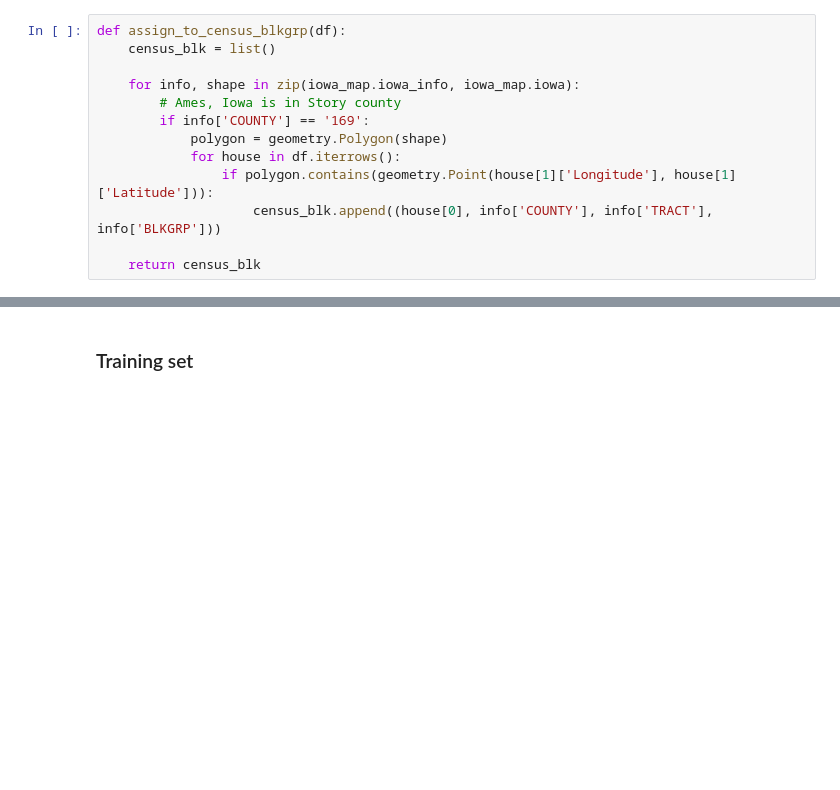
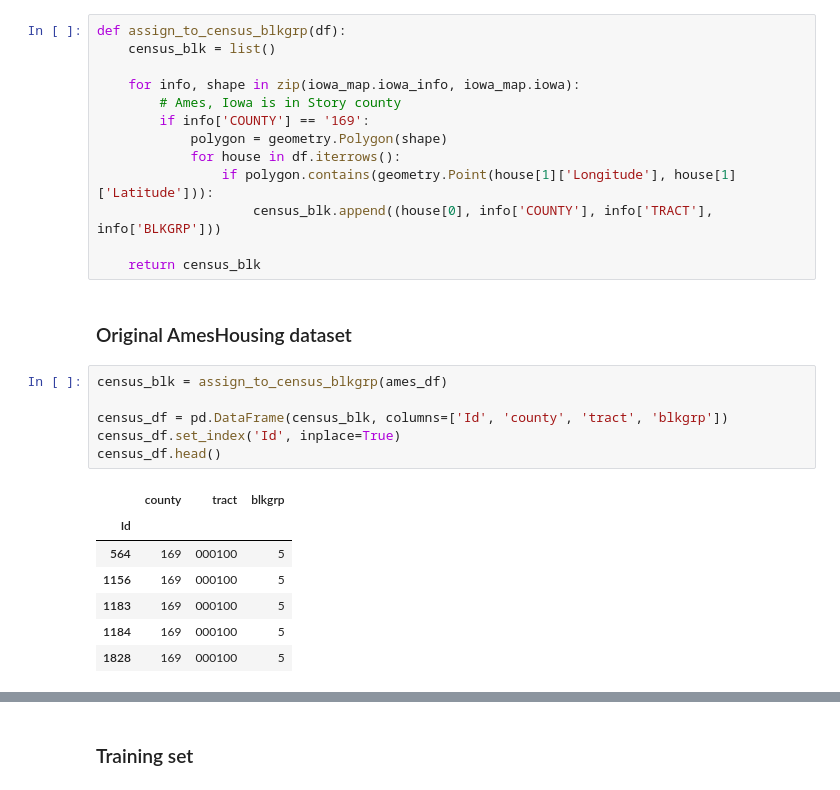
Before and after one commit to CpuKnows/CS-412-Class-Project, a Jupyter notebook: src/Adding geo demos to datasets.ipynb, the cells around one changed output, grey strips where cells are left out. Cells and saved outputs as stored; diff of their text form; blank space fills up the shorter version.

```diff
--- a/src/Adding geo demos to datasets.ipynb
+++ b/src/Adding geo demos to datasets.ipynb
@@ -86,3 +103,19 @@ def assign_to_census_blkgrp(df):
                     census_blk.append((house[0], info['COUNTY'], info['TRACT'], info['BLKGRP']))
 
     return census_blk
+# %% [markdown]
+### Original AmesHousing dataset
+# %%
+census_blk = assign_to_census_blkgrp(ames_df)
+
+census_df = pd.DataFrame(census_blk, columns=['Id', 'county', 'tract', 'blkgrp'])
+census_df.set_index('Id', inplace=True)
+census_df.head()
+# %% [output]
+|  | county | tract | blkgrp |
+| Id |  |  |  |
+| 564 | 169 | 000100 | 5 |
+| 1156 | 169 | 000100 | 5 |
+| 1183 | 169 | 000100 | 5 |
+| 1184 | 169 | 000100 | 5 |
+| 1828 | 169 | 000100 | 5 |
```
Also changed, not shown: parts of 14 cells of this notebook, 2 other files.
